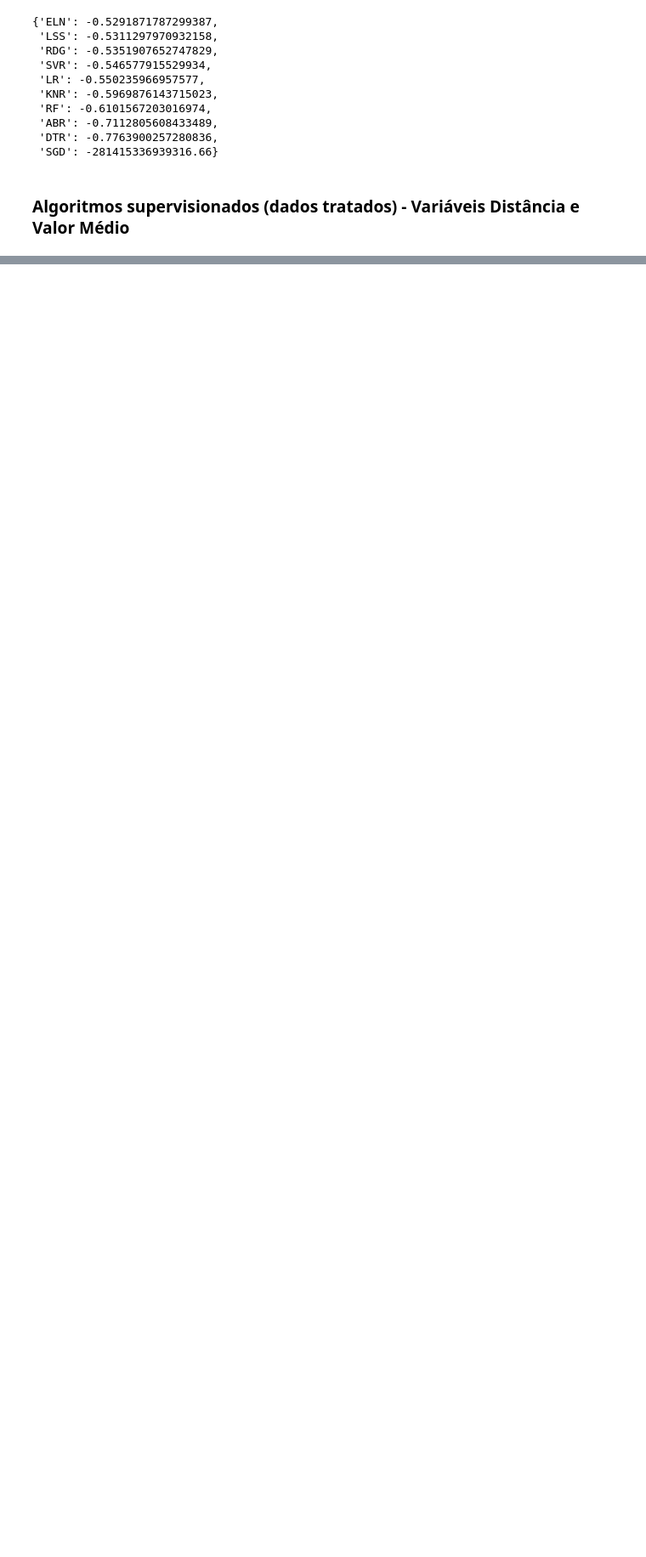
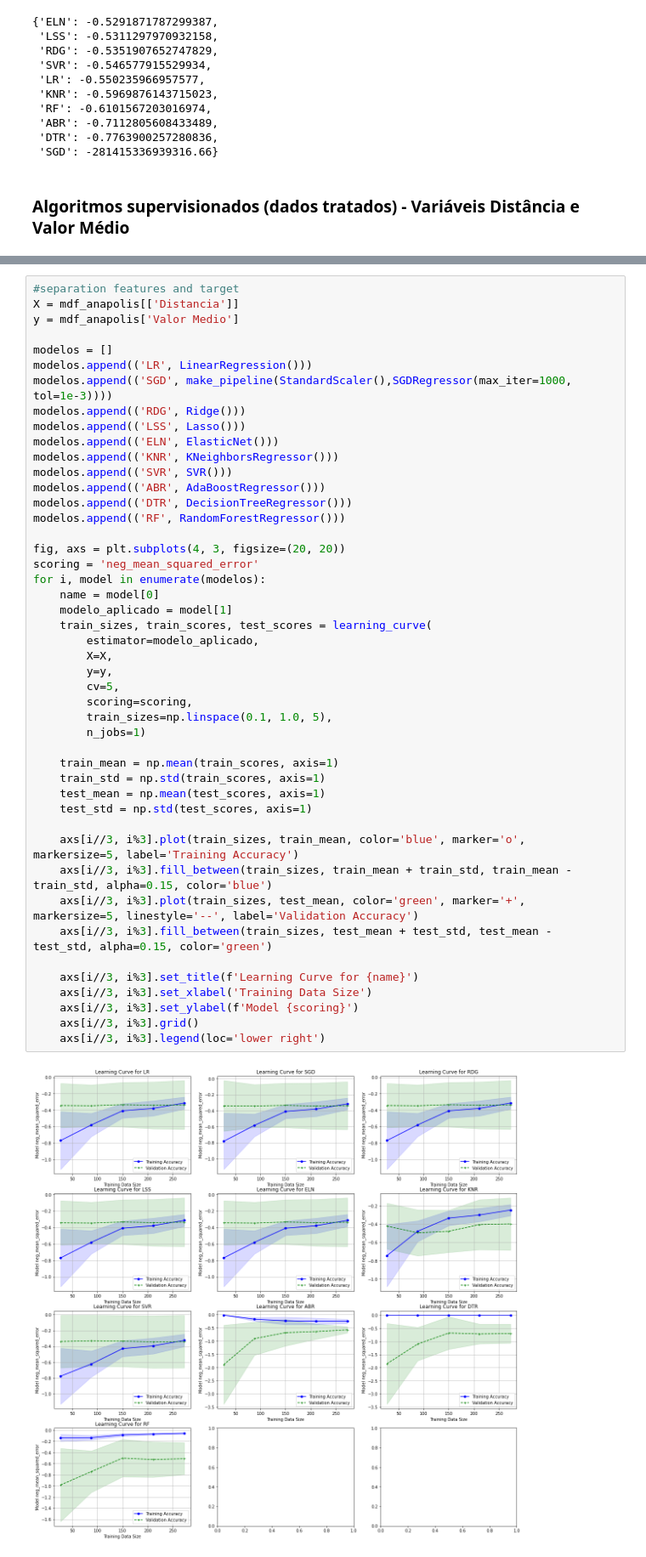
Before and after one commit to lucastsc/eletromagnetism, a Jupyter notebook: electromagnetism.ipynb, the cells around one changed output, grey strips where cells are left out. Shown at 85% size. Saved outputs shown, nothing was run; the diff lists cells and outputs as text; blank space fills up the shorter version.

Commit message:
feat: add learning curve to the notebook

```diff
--- a/electromagnetism.ipynb
+++ b/electromagnetism.ipynb
@@ -697,0 +701,48 @@ sorted_performance
+# %%
+#separation features and target
+X = mdf_anapolis[['Distancia']]
+y = mdf_anapolis['Valor Medio']
+
+modelos = []
+modelos.append(('LR', LinearRegression()))
+modelos.append(('SGD', make_pipeline(StandardScaler(),SGDRegressor(max_iter=1000, tol=1e-3))))
+modelos.append(('RDG', Ridge()))
+modelos.append(('LSS', Lasso()))
+modelos.append(('ELN', ElasticNet()))
+modelos.append(('KNR', KNeighborsRegressor()))
+modelos.append(('SVR', SVR()))
+modelos.append(('ABR', AdaBoostRegressor()))
+modelos.append(('DTR', DecisionTreeRegressor()))
+modelos.append(('RF', RandomForestRegressor()))
+
+fig, axs = plt.subplots(4, 3, figsize=(20, 20))
+scoring = 'neg_mean_squared_error'
+for i, model in enumerate(modelos):
+    name = model[0]
+    modelo_aplicado = model[1]
+    train_sizes, train_scores, test_scores = learning_curve(
+        estimator=modelo_aplicado,
+        X=X,
+        y=y,
+        cv=5,
+        scoring=scoring,
+        train_sizes=np.linspace(0.1, 1.0, 5),
+        n_jobs=1)
+
+    train_mean = np.mean(train_scores, axis=1)
+    train_std = np.std(train_scores, axis=1)
+    test_mean = np.mean(test_scores, axis=1)
+    test_std = np.std(test_scores, axis=1)
+
+    axs[i//3, i%3].plot(train_sizes, train_mean, color='blue', marker='o', markersize=5, label='Training Accuracy')
+    axs[i//3, i%3].fill_between(train_sizes, train_mean + train_std, train_mean - train_std, alpha=0.15, color='blue')
+    axs[i//3, i%3].plot(train_sizes, test_mean, color='green', marker='+', markersize=5, linestyle='--', label='Validation Accuracy')
+    axs[i//3, i%3].fill_between(train_sizes, test_mean + test_std, test_mean - test_std, alpha=0.15, color='green')
+
+    axs[i//3, i%3].set_title(f'Learning Curve for {name}')
+    axs[i//3, i%3].set_xlabel('Training Data Size')
+    axs[i//3, i%3].set_ylabel(f'Model {scoring}')
+    axs[i//3, i%3].grid()
+    axs[i//3, i%3].legend(loc='lower right')
+# %% [output]
+[figure, added]
```
Also changed, not shown: parts of 3 cells of this notebook.
